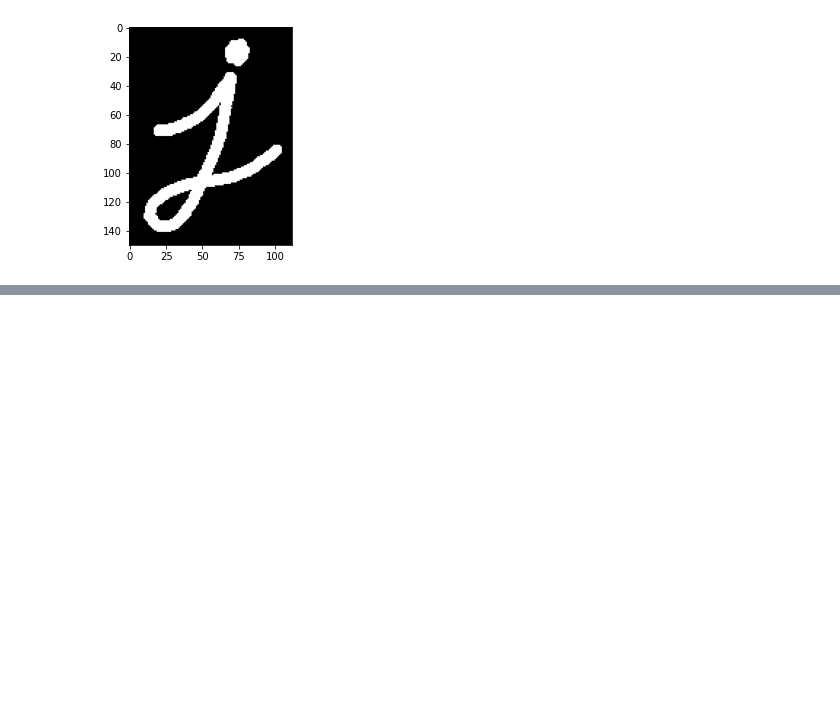
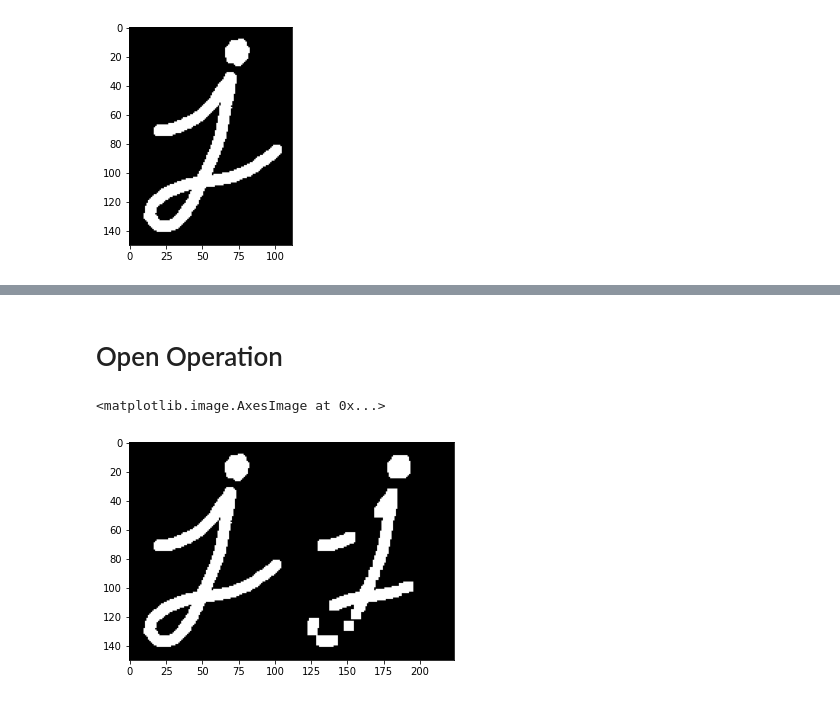
Before and after one commit to Zwarzen/PCVK_Genap_2022, a Jupyter notebook: week8.ipynb, the cells around one changed output, grey strips where cells are left out. Cells and saved outputs as stored; diff of their text form; code cells hidden in the pictures; blank space fills up the shorter version.

```diff
--- a/week8.ipynb
+++ b/week8.ipynb
@@ -23,0 +45,11 @@ plt.imshow(gambar_j)
+# %% [markdown]
+# Open Operation
+# %%
+kernel_7 = np.ones((7,7),np.uint8)
+opening = cv.morphologyEx(gambar_j, cv.MORPH_OPEN, kernel_7)
+
+final_frame = cv.hconcat((gambar_j, opening))
+plt.imshow(final_frame)
+# %% [output]
+<matplotlib.image.AxesImage at 0x...>
+[figure, added]
```
Also changed, not shown: parts of 14 cells of this notebook.
